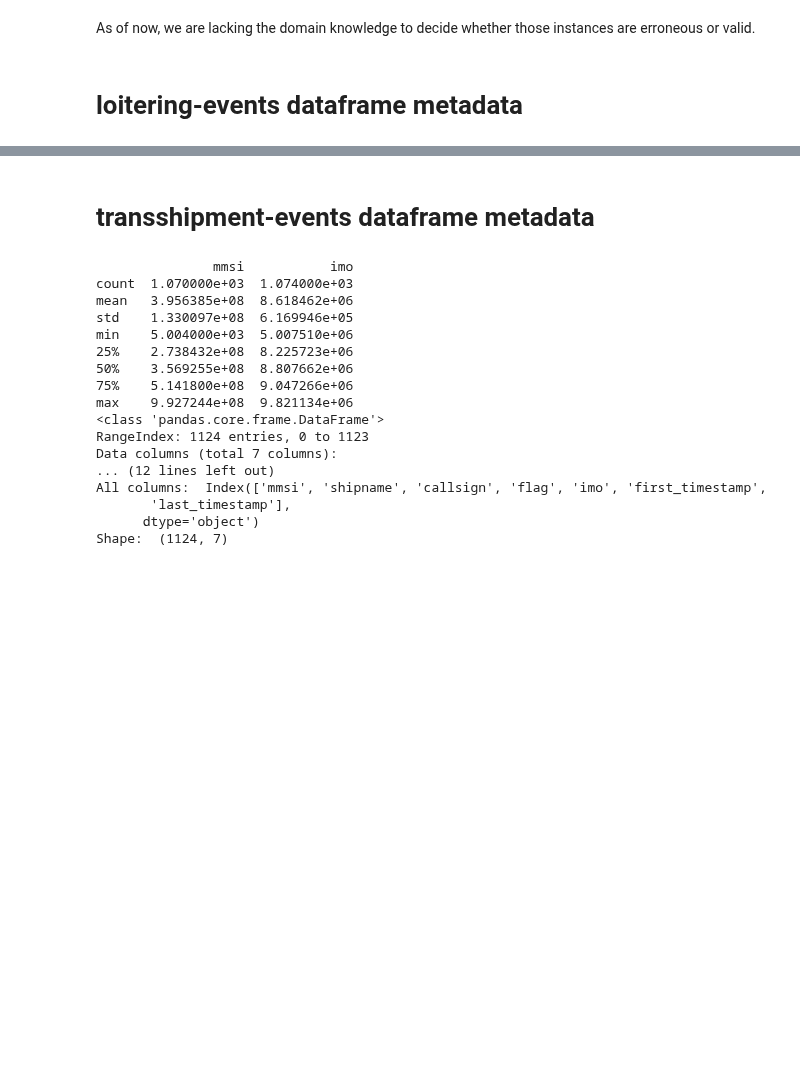
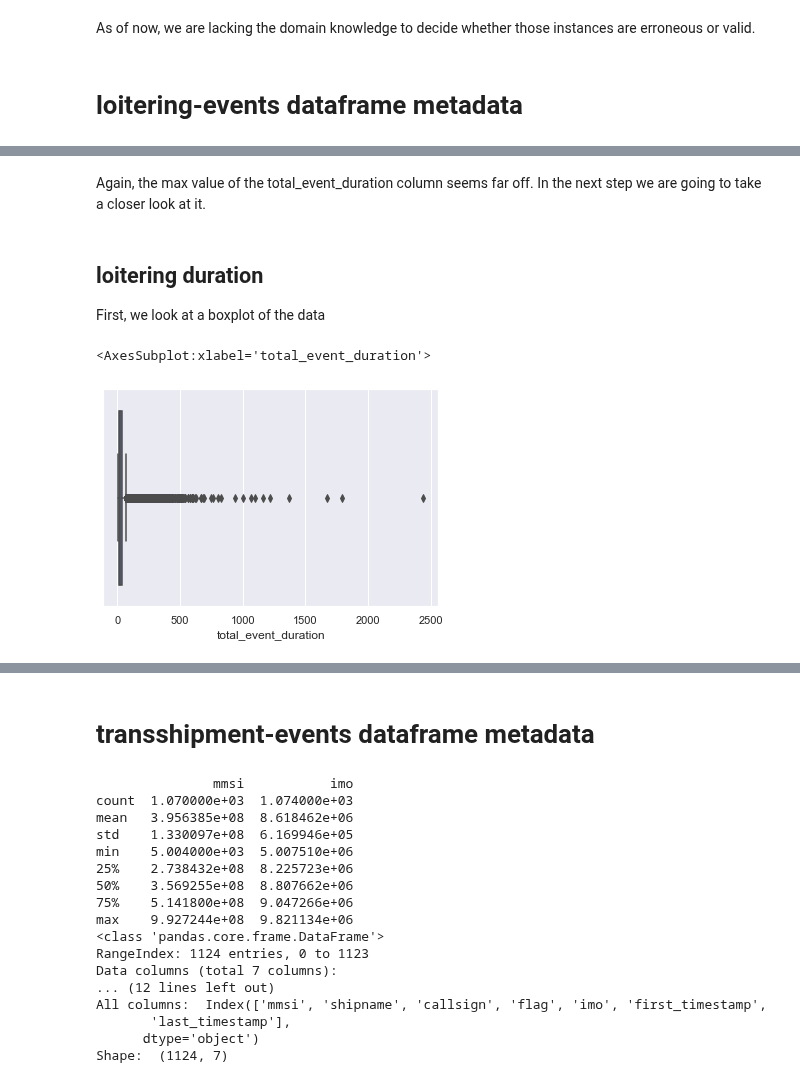
Before and after one commit to neuhart/Doing_DataScience_SS22, a Jupyter notebook: EDA.ipynb, the cells around one changed output, grey strips where cells are left out. Cells and saved outputs as stored; diff of their text form; code cells hidden in the pictures; blank space fills up the shorter version.

```diff
--- a/EDA.ipynb
+++ b/EDA.ipynb
@@ -154,0 +149,11 @@ Shape:  (46569, 9)
+# %% [markdown]
+Again, the max value of the total_event_duration column seems far off. In the next step we are going to take a closer look at it.
+# %% [markdown]
+## loitering duration
+First, we look at a boxplot of the data
+# %%
+sns.set_theme(style="darkgrid")
+sns.boxplot(x=df_loit['total_event_duration'])
+# %% [output]
+<AxesSubplot:xlabel='total_event_duration'>
+[figure, added]
```
Also changed, not shown: parts of 12 cells of this notebook.
